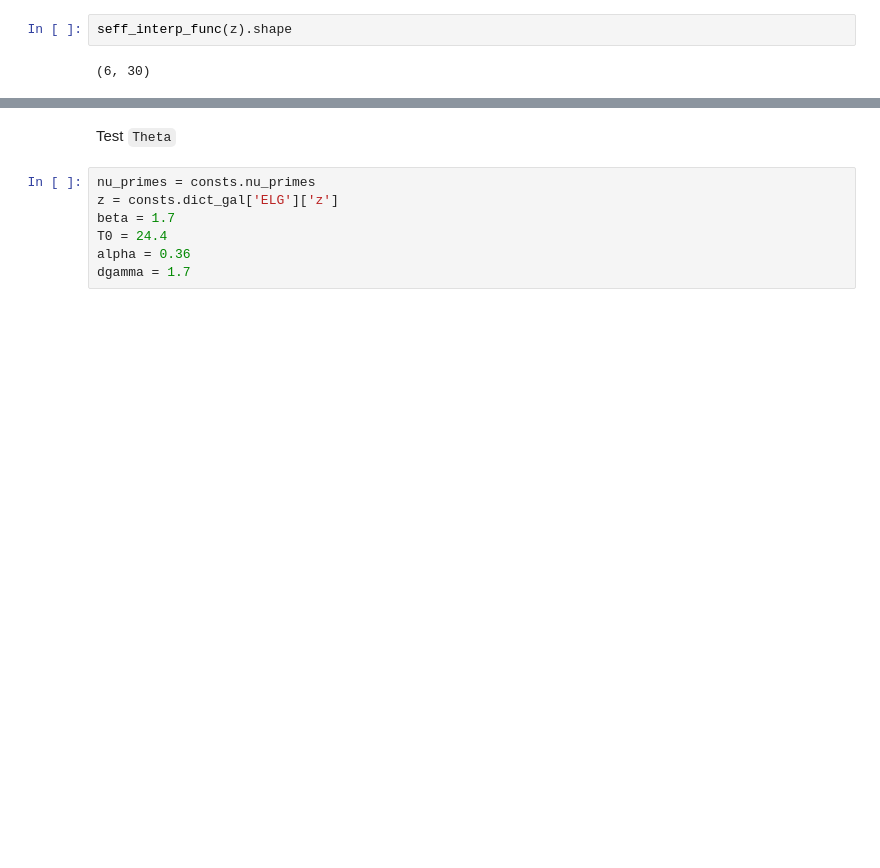
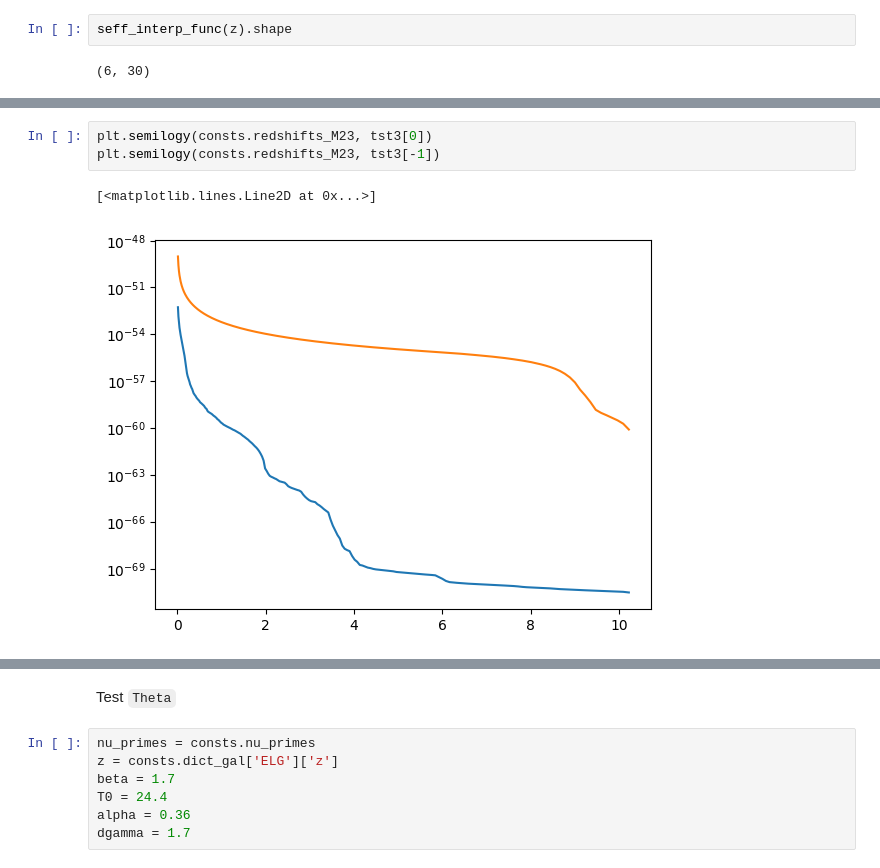
Before and after one commit to destrys/galCIB, a Jupyter notebook: base-lcdm.ipynb, the cells around one changed output, grey strips where cells are left out. Drawn from its saved outputs; the diff is of its cells as text; blank space fills up the shorter version.

```diff
--- a/base-lcdm.ipynb
+++ b/base-lcdm.ipynb
@@ -175,0 +188,6 @@ seff_interp_func(z).shape
+# %%
+plt.semilogy(consts.redshifts_M23, tst3[0])
+plt.semilogy(consts.redshifts_M23, tst3[-1])
+# %% [output]
+[<matplotlib.lines.Line2D at 0x...>]
+[figure, added]
```
Also changed, not shown: parts of 32 cells of this notebook, 2 other files.
